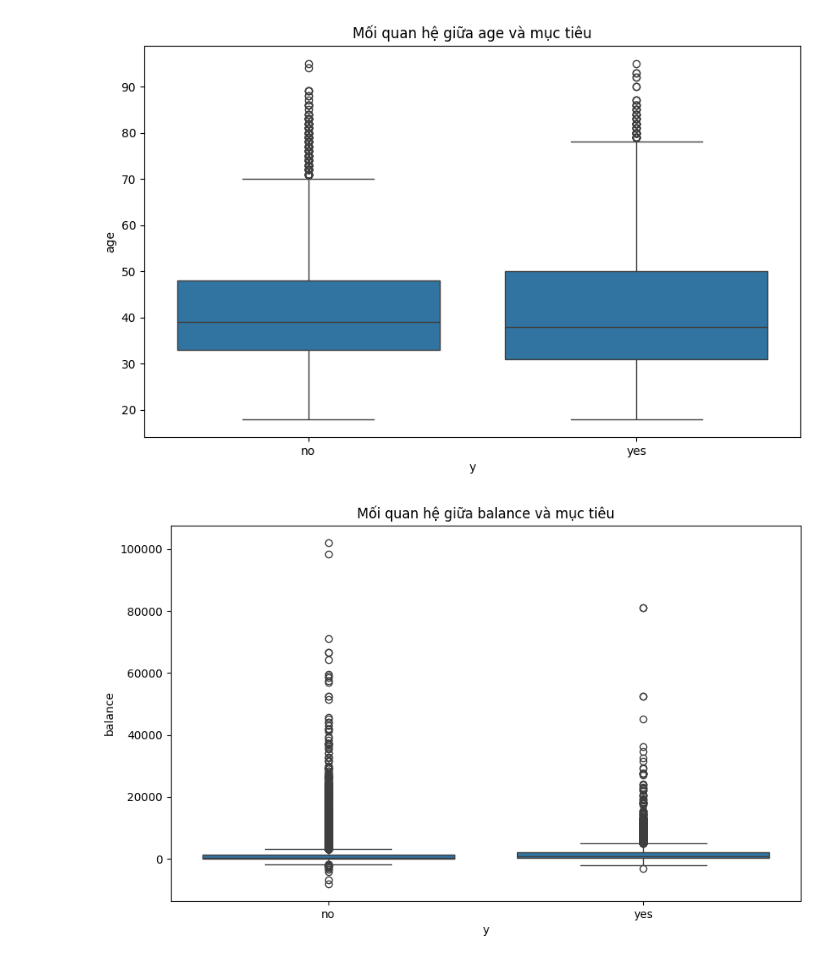
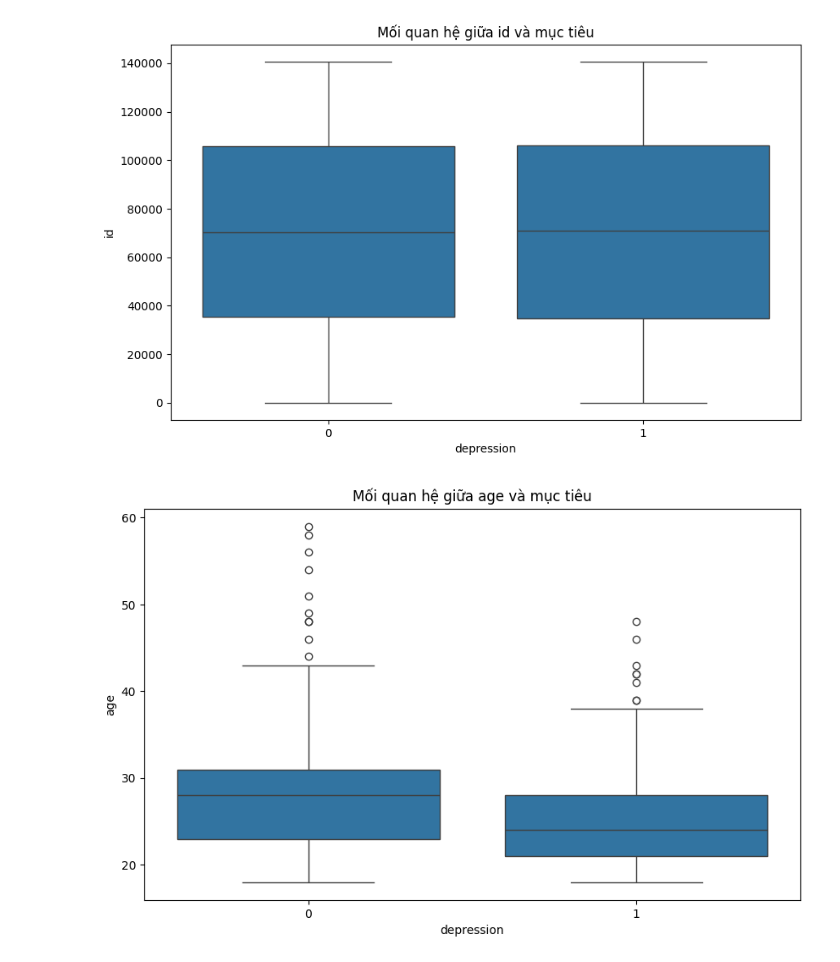
Before and after one commit to nguyenlionelv/Student-Depression-Prediction-AppforStudent, a Jupyter notebook: notebook/analys.ipynb, the cells around one changed output. Drawn from its saved outputs; the diff is of its cells as text; code cells hidden in the pictures.

```diff
--- a/notebook/analys.ipynb
+++ b/notebook/analys.ipynb
@@ -13,4 +7,4 @@ import matplotlib.pyplot as plt
 import seaborn as sns
 # %%
-df = pd.read_csv('../data/bank-full.csv')
+df = pd.read_csv('../data/student_depression_dataset.csv')
 # %%
@@ -36,0 +23,4 @@ Khám phá dữ liệu để hiểu rõ về các cột, phân phối và giá t
+# %%
+# Rename
+df.columns = df.columns.str.strip().str.lower().str.replace(' ', '_')
+df.rename(columns={'have_you_ever_had_suicidal_thoughts_?':'suicidal_thoughts'}, inplace=True)
@@ -257,0 +134,4 @@ Kiểm tra mức độ tương quan tuyến tính giữa các biến số.
+# %%
+df = df.replace('?', np.nan)
+df['financial_stress'] = df['financial_stress'].astype(float)
+df['financial_stress'].value_counts()
@@ -257,0 +305,7 @@ Kiểm tra mức độ tương quan tuyến tính giữa các biến số.
+# %%
+numeric_cols = df.select_dtypes(exclude=np.number).columns
+for col in numeric_cols:
+    plt.figure(figsize=(10,6))
+    sns.countplot(x=col, hue='depression', data=df)
+    plt.title(f'Mối quan hệ giữa {col} và mục tiêu')
+    plt.show()
@@ -293,10 +363,10 @@ plt.show()
 # %%
 # Phân tích mối quan hệ giữa các biến số và biến mục tiêu
 for col in numeric_cols:
     plt.figure(figsize=(10,6))
-    sns.boxplot(x='y', y=col, data=df)
+    sns.boxplot(x='depression', y=col, data=df)
     plt.title(f'Mối quan hệ giữa {col} và mục tiêu')
     plt.show()
 # %% [output]
-[figure, old version]
+[figure, new version]
-[figure, old version]
+[figure, new version]
```
Also changed, not shown: parts of 156 cells of this notebook, 36 other files.
